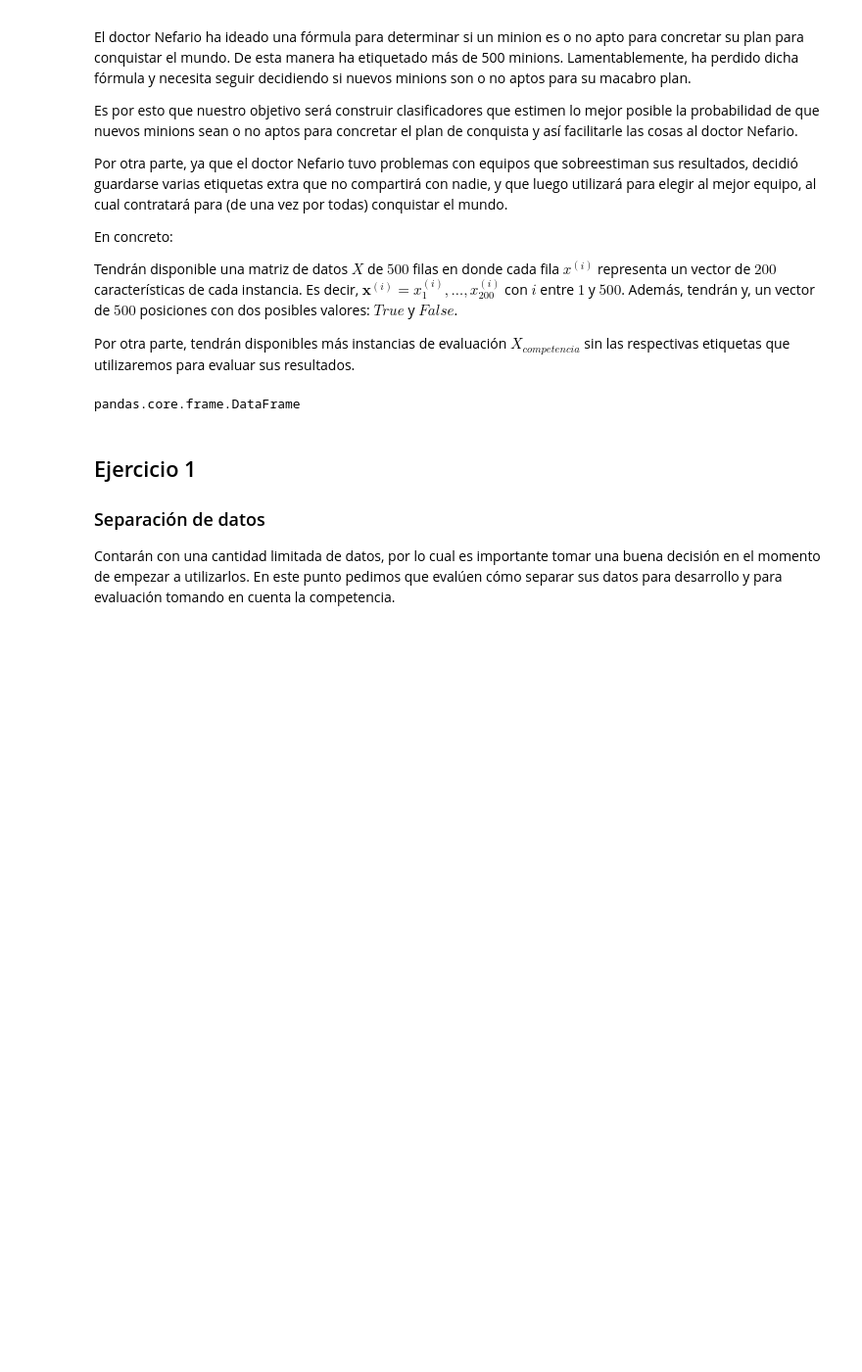
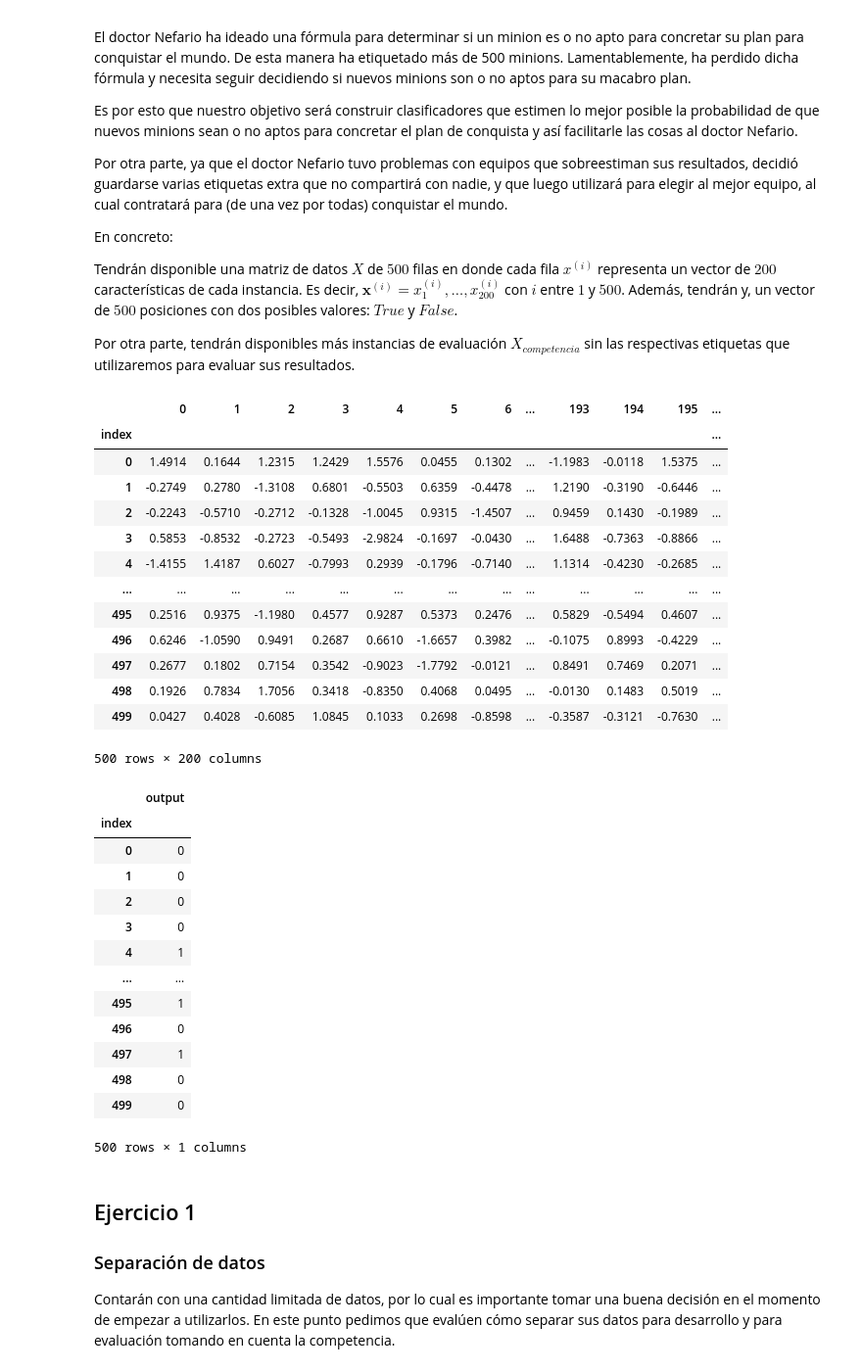
Before and after one commit to jlassa/TP1---aa, a Jupyter notebook: TP1.ipynb, the cells around one changed output. Shown at 98% size. Cells and saved outputs as stored; diff of their text form; code cells hidden in the pictures; blank space fills up the shorter version.

```diff
--- a/TP1.ipynb
+++ b/TP1.ipynb
@@ -52,21 +52,48 @@ from scipy.stats import randint as sp_randint
 # %%
 # Carga de datos
 X = pd.read_csv("X.csv", index_col="index")
 y = pd.read_csv("y.csv", index_col="index", dtype=int)  # Cargamos los valores booleanos (True y False)
                                                         # como números (1 y 0) para facilitar el manejo luego.
 
 X_competencia = pd.read_csv("X_competencia1.csv", index_col="index")
 y_competencia_ejemplo = pd.read_csv("y_competencia_ejemplo.csv", index_col="index")
-type(X)
-#display(X)
-#display(y)
+
+display(X)
+display(y)
 
 
 # Descomentar si quieren ver los datos para la competencia:
 # display(X_competencia)
 # display(y_competencia_ejemplo)
 # %% [output]
+|  | 0 | 1 | 2 | 3 | 4 | 5 | 6 | ... | 193 | 194 | 195 | ... |
+| index |  |  |  |  |  |  |  |  |  |  |  | ... |
+| 0 | 1.4914 | 0.1644 | 1.2315 | 1.2429 | 1.5576 | 0.0455 | 0.1302 | ... | -1.1983 | -0.0118 | 1.5375 | ... |
+| 1 | -0.2749 | 0.2780 | -1.3108 | 0.6801 | -0.5503 | 0.6359 | -0.4478 | ... | 1.2190 | -0.3190 | -0.6446 | ... |
+| 2 | -0.2243 | -0.5710 | -0.2712 | -0.1328 | -1.0045 | 0.9315 | -1.4507 | ... | 0.9459 | 0.1430 | -0.1989 | ... |
+| 3 | 0.5853 | -0.8532 | -0.2723 | -0.5493 | -2.9824 | -0.1697 | -0.0430 | ... | 1.6488 | -0.7363 | -0.8866 | ... |
+| 4 | -1.4155 | 1.4187 | 0.6027 | -0.7993 | 0.2939 | -0.1796 | -0.7140 | ... | 1.1314 | -0.4230 | -0.2685 | ... |
+| ... | ... | ... | ... | ... | ... | ... | ... | ... | ... | ... | ... | ... |
+| 495 | 0.2516 | 0.9375 | -1.1980 | 0.4577 | 0.9287 | 0.5373 | 0.2476 | ... | 0.5829 | -0.5494 | 0.4607 | ... |
+| 496 | 0.6246 | -1.0590 | 0.9491 | 0.2687 | 0.6610 | -1.6657 | 0.3982 | ... | -0.1075 | 0.8993 | -0.4229 | ... |
+| 497 | 0.2677 | 0.1802 | 0.7154 | 0.3542 | -0.9023 | -1.7792 | -0.0121 | ... | 0.8491 | 0.7469 | 0.2071 | ... |
+| 498 | 0.1926 | 0.7834 | 1.7056 | 0.3418 | -0.8350 | 0.4068 | 0.0495 | ... | -0.0130 | 0.1483 | 0.5019 | ... |
+| 499 | 0.0427 | 0.4028 | -0.6085 | 1.0845 | 0.1033 | 0.2698 | -0.8598 | ... | -0.3587 | -0.3121 | -0.7630 | ... |
-pandas.core.frame.DataFrame
+500 rows × 200 columns
+|  | output |
+| index |  |
+| 0 | 0 |
+| 1 | 0 |
+| 2 | 0 |
+| 3 | 0 |
+| 4 | 1 |
+| ... | ... |
+| 495 | 1 |
+| 496 | 0 |
+| 497 | 1 |
+| 498 | 0 |
+| 499 | 0 |
+500 rows × 1 columns
 # %% [markdown]
 ## Ejercicio 1
 
```
Also changed, not shown: parts of 12 cells of this notebook.
